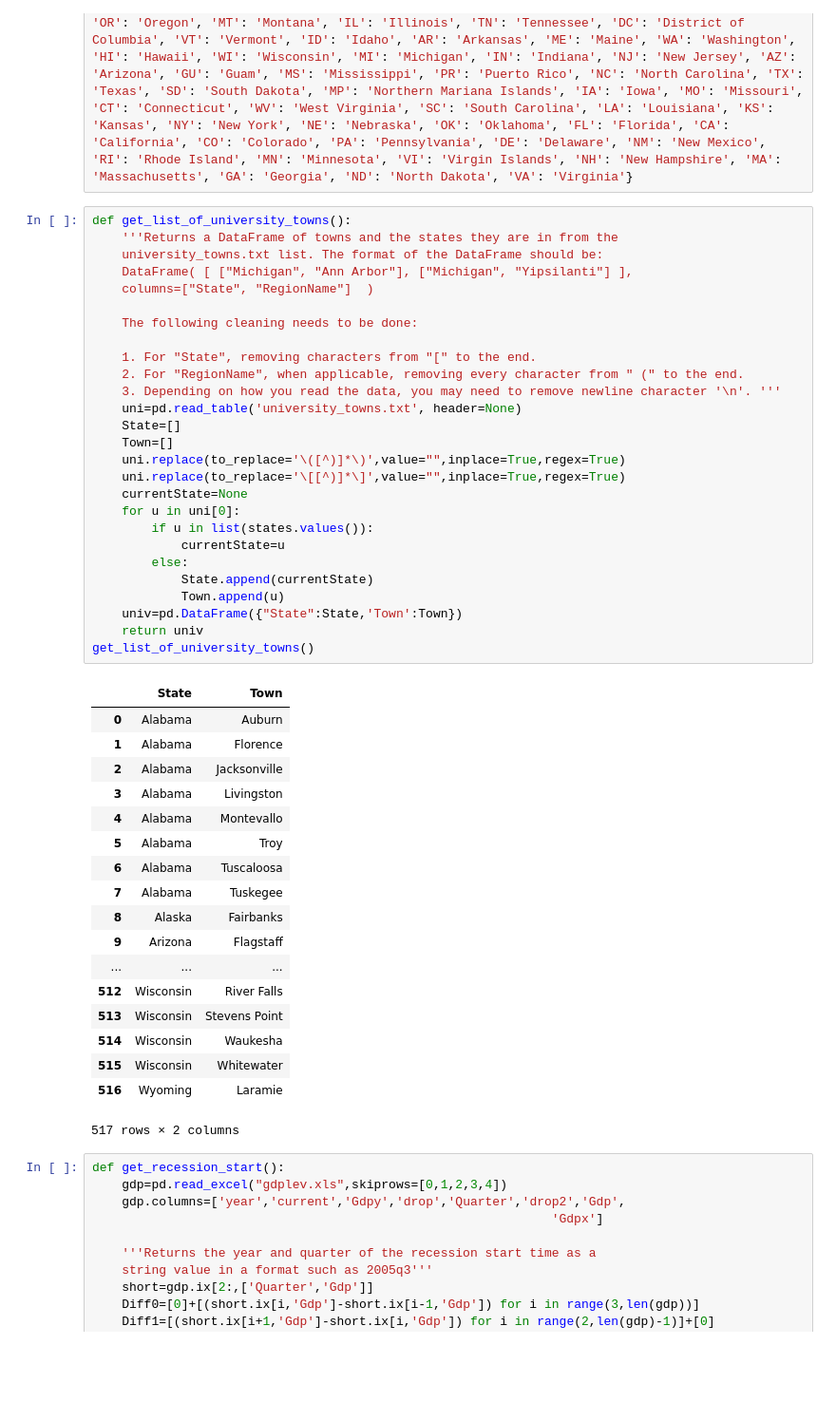
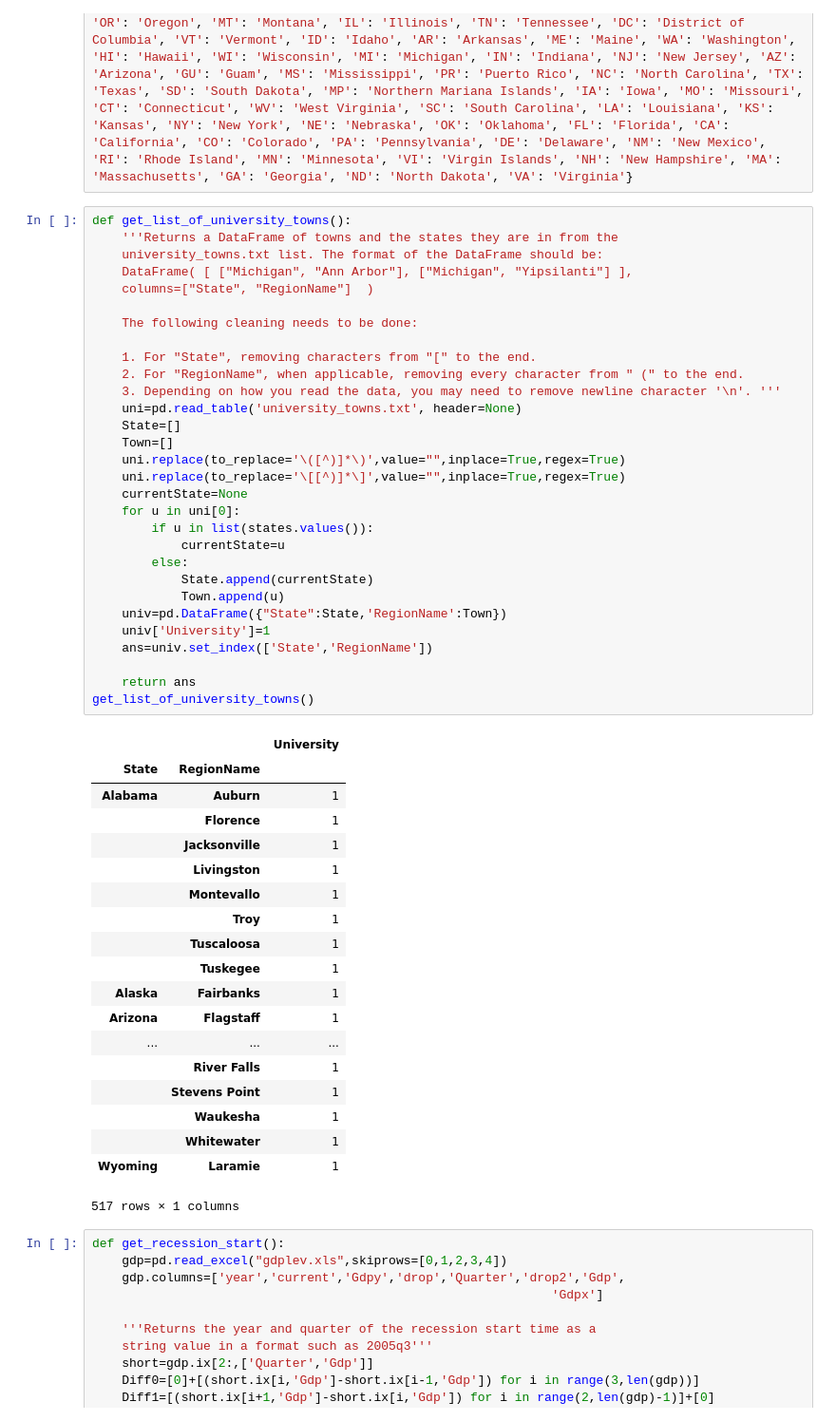
Before and after one commit to CraigTLennon/Coursera, a Jupyter notebook: AppliedDataScience/IntroCourse/week4/Assignment+4.ipynb, the cells around one changed output. Shown at 95% size. Saved outputs shown, nothing was run; the diff lists cells and outputs as text; blank space fills up the shorter version.

Commit message:
finished assign 4
Could not find university town data within zillow csv and did not care
enough to find my own

```diff
--- a/AppliedDataScience/IntroCourse/week4/Assignment+4.ipynb
+++ b/AppliedDataScience/IntroCourse/week4/Assignment+4.ipynb
@@ -32,49 +32,53 @@ states = {'OH': 'Ohio', 'KY': 'Kentucky', 'AS': 'American Samoa', 'NV': 'Nevada'
 # %%
 def get_list_of_university_towns():
     '''Returns a DataFrame of towns and the states they are in from the
     university_towns.txt list. The format of the DataFrame should be:
     DataFrame( [ ["Michigan", "Ann Arbor"], ["Michigan", "Yipsilanti"] ],
     columns=["State", "RegionName"]  )
 
     The following cleaning needs to be done:
 
     1. For "State", removing characters from "[" to the end.
     2. For "RegionName", when applicable, removing every character from " (" to the end.
     3. Depending on how you read the data, you may need to remove newline character '\n'. '''
     uni=pd.read_table('university_towns.txt', header=None)
     State=[]
     Town=[]
     uni.replace(to_replace='\([^)]*\)',value="",inplace=True,regex=True)
     uni.replace(to_replace='\[[^)]*\]',value="",inplace=True,regex=True)
     currentState=None
     for u in uni[0]:
         if u in list(states.values()):
             currentState=u
         else:
             State.append(currentState)
             Town.append(u)
-    univ=pd.DataFrame({"State":State,'Town':Town})
-    return univ
+    univ=pd.DataFrame({"State":State,'RegionName':Town})
+    univ['University']=1
+    ans=univ.set_index(['State','RegionName'])
+
+    return ans
 get_list_of_university_towns()
 # %% [output]
-|  | State | Town |
-| 0 | Alabama | Auburn |
-| 1 | Alabama | Florence |
-| 2 | Alabama | Jacksonville |
-| 3 | Alabama | Livingston |
-| 4 | Alabama | Montevallo |
-| 5 | Alabama | Troy |
-| 6 | Alabama | Tuscaloosa |
-| 7 | Alabama | Tuskegee |
-| 8 | Alaska | Fairbanks |
-| 9 | Arizona | Flagstaff |
+|  |  | University |
+| State | RegionName |  |
+| Alabama | Auburn | 1 |
+|  | Florence | 1 |
+|  | Jacksonville | 1 |
+|  | Livingston | 1 |
+|  | Montevallo | 1 |
+|  | Troy | 1 |
+|  | Tuscaloosa | 1 |
+|  | Tuskegee | 1 |
+| Alaska | Fairbanks | 1 |
+| Arizona | Flagstaff | 1 |
 | ... | ... | ... |
-| 512 | Wisconsin | River Falls |
-| 513 | Wisconsin | Stevens Point |
-| 514 | Wisconsin | Waukesha |
-| 515 | Wisconsin | Whitewater |
-| 516 | Wyoming | Laramie |
+|  | River Falls | 1 |
+|  | Stevens Point | 1 |
+|  | Waukesha | 1 |
+|  | Whitewater | 1 |
+| Wyoming | Laramie | 1 |
-517 rows × 2 columns
+517 rows × 1 columns
 # %%
 def get_recession_start():
     gdp=pd.read_excel("gdplev.xls",skiprows=[0,1,2,3,4])
```
Also changed, not shown: parts of 2 cells of this notebook.
